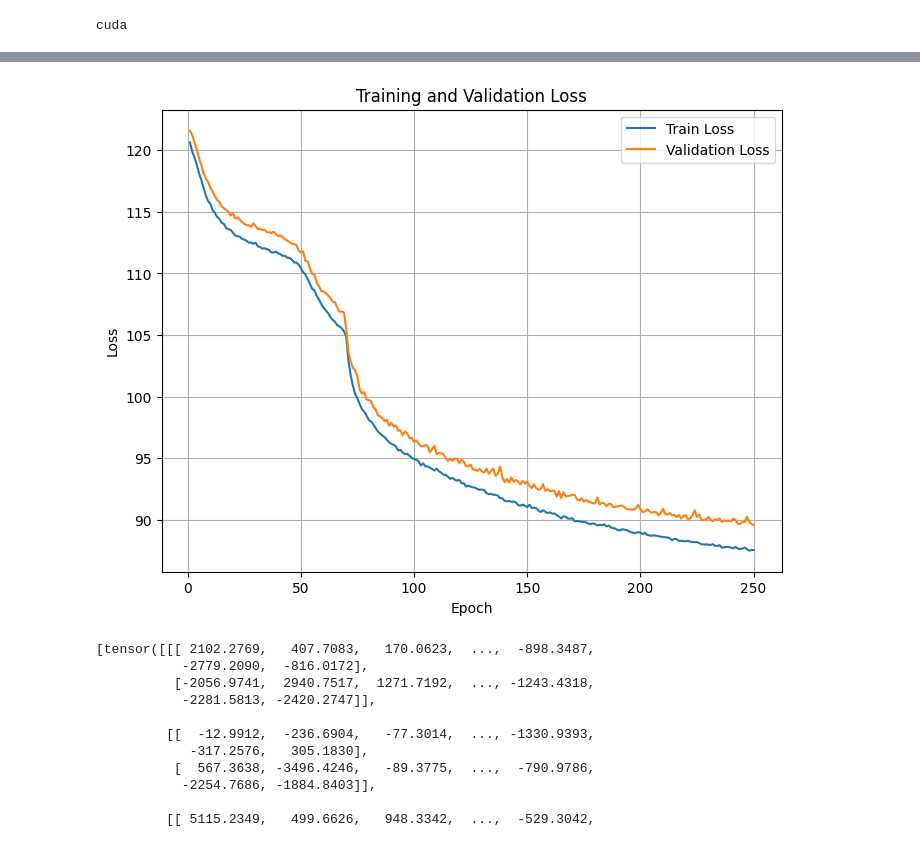
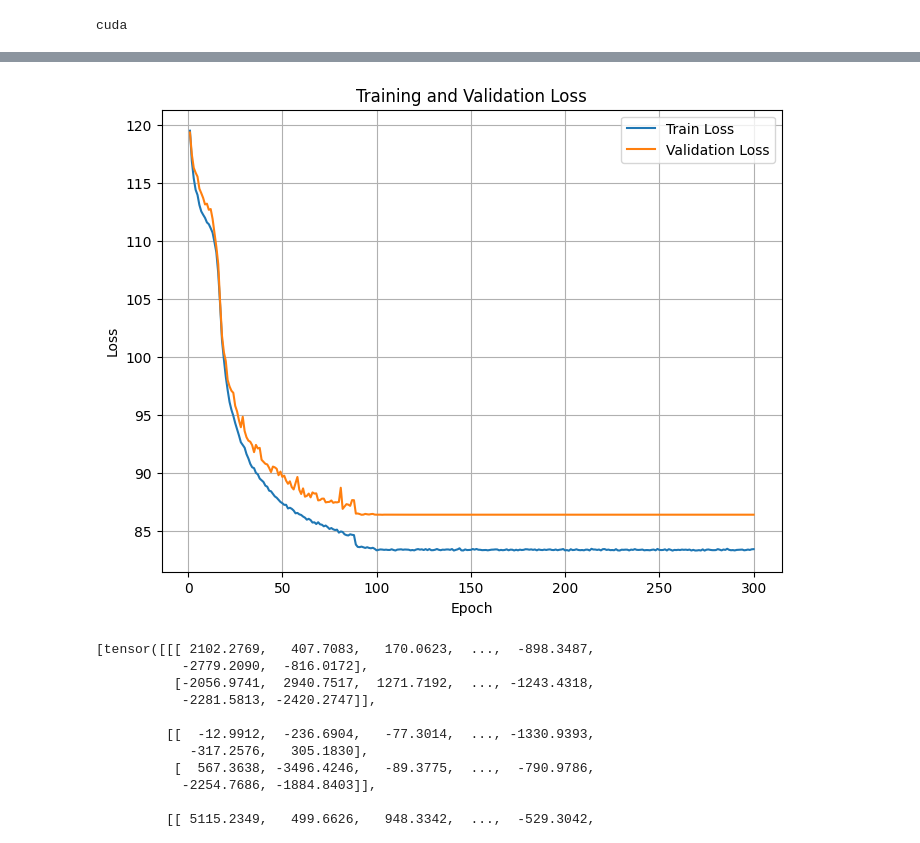
Before and after one commit to ikaryss/readout-experiments, a Jupyter notebook: regressor/test2.ipynb, the cells around one changed output, grey strips where cells are left out. Saved outputs shown, nothing was run; the diff lists cells and outputs as text; code cells hidden in the pictures.

```diff
--- a/regressor/test2.ipynb
+++ b/regressor/test2.ipynb
@@ -164,6 +164,7 @@ class JumpAmplitudeModel(nn.Module):
 def train_epoch(model, dataloader, optimizer, device, criterion):
     model.train()
     total_loss = 0
+    loss_percentages = {"jump_loss": 0.0, "pos_loss": 0.0, "amp_loss": 0.0, "entropy_loss": 0.0}
 
     for X, y_indicator, y_cp, y_amp in dataloader:
         X, y_indicator, y_cp, y_amp = X.to(device), y_indicator.to(device), y_cp.to(device), y_amp.to(device)
@@ -453,21 +415,21 @@ print(device)
 
 model = JumpAmplitudeModel().to(device)
 criterion = CustomLoss(pos_weight=1.0, amp_weight=1.0, entropy_weight=0.1)
-# optimizer = optim.AdamW(model.parameters(), lr=1e-3, weight_decay=1e-4)
-optimizer = optim.Adam(model.parameters(), lr=1e-3, weight_decay=1e-4)
+optimizer = optim.AdamW(model.parameters(), lr=1e-2, weight_decay=1e-4)
+# optimizer = optim.Adam(model.parameters(), lr=1e-3, weight_decay=1e-4)
 
-scheduler = ReduceLROnPlateau(optimizer, mode='min', factor=0.1, patience=10)
+scheduler = ReduceLROnPlateau(optimizer, mode='min', factor=0.1, patience=5)
 # %% [output]
 cuda
 # %%
-trained_model = train_model(
+trained_model1 = train_model(
         model,
         train_loader,
         val_loader,
         optimizer,
         device,
         criterion,
-        num_epochs=250,
+        num_epochs=300,
         scheduler=scheduler
     )
 # %% [output]
@@ -491,4 +453,4 @@ Training complete. Best Val Loss: 89.5719
-[figure, old version]
+[figure, new version]
 # %%
 test_dummy = next(iter(val_loader))
 test_dummy
```
Also changed, not shown: parts of 8 cells of this notebook, 1 other file.
